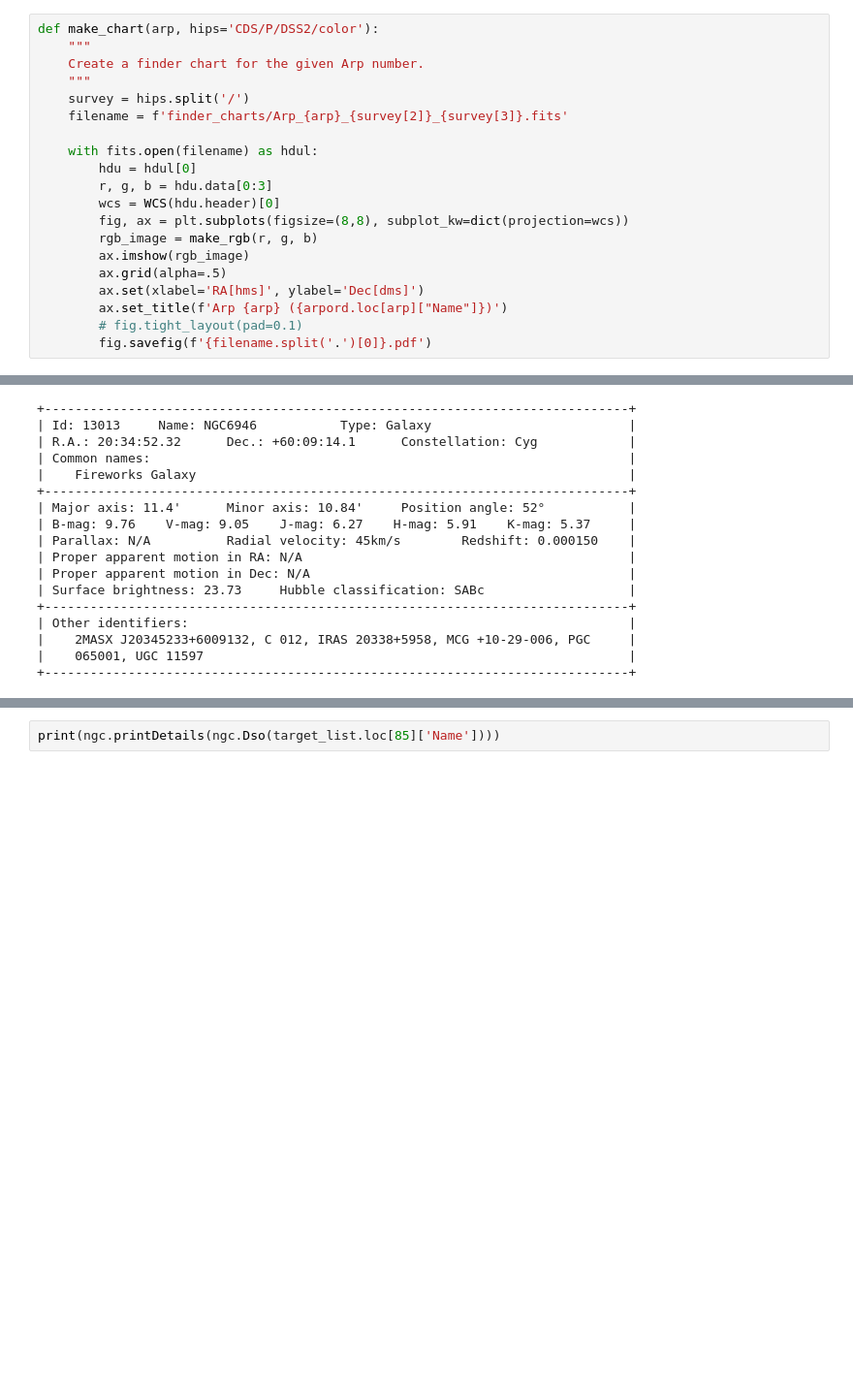
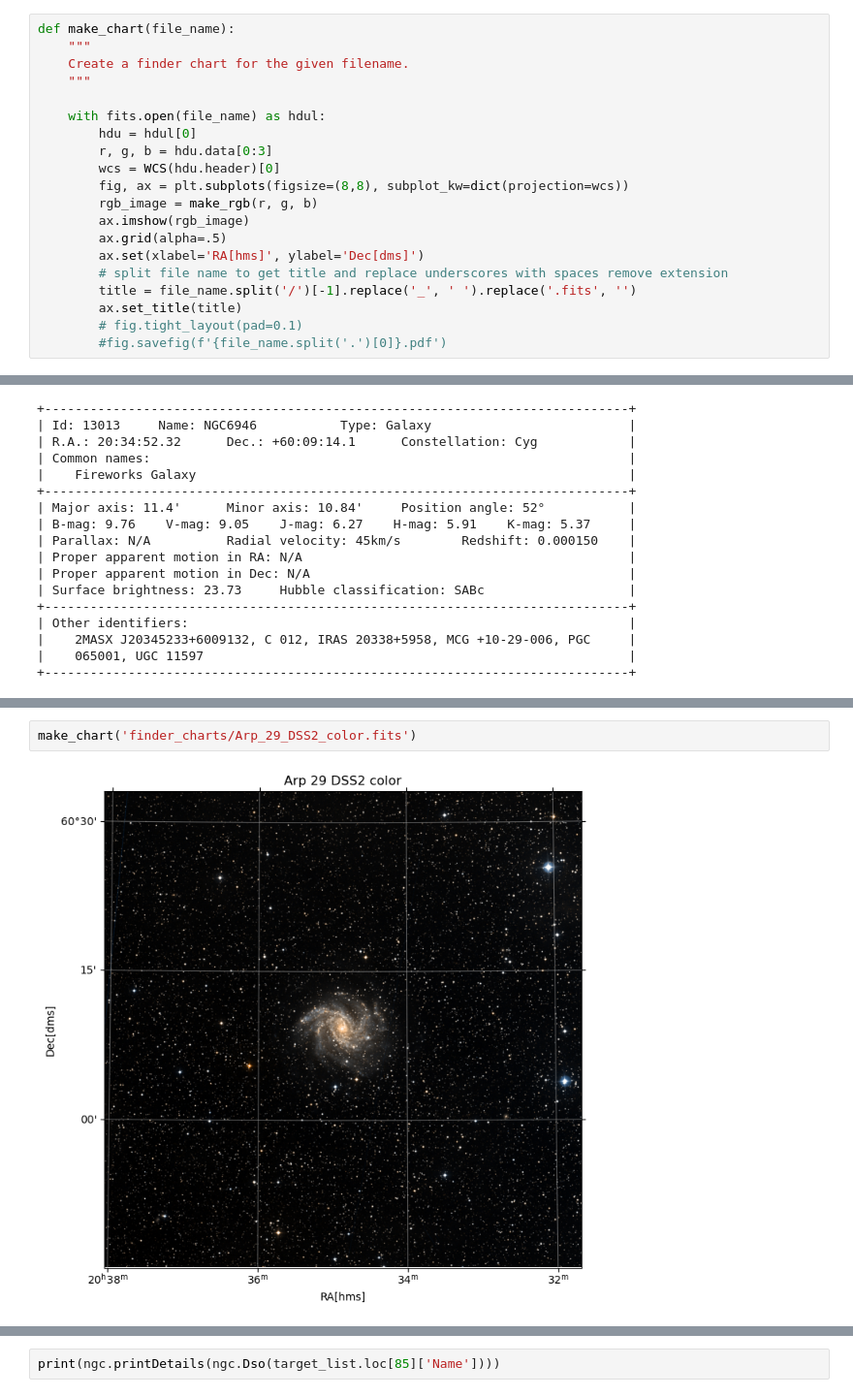
Before and after one commit to Westminster-Astronomical-Society/AL_Northern_Arp_Program, a Jupyter notebook: 20250709_observation_plan.ipynb, the cells around one changed output, grey strips where cells are left out. Shown at 97% size. Cells and saved outputs as stored; diff of their text form; blank space fills up the shorter version.

Commit message:
Fix moonset time and add finder charts to targets

```diff
--- a/20250709_observation_plan.ipynb
+++ b/20250709_observation_plan.ipynb
@@ -39,26 +42,26 @@ OpenNGC catalog
 import pyongc.ongc as ngc
 # %% [markdown]
 Some functions
-# %%
-def make_chart(arp, hips='CDS/P/DSS2/color'):
-    """
-    Create a finder chart for the given Arp number.
-    """
-    survey = hips.split('/')
-    filename = f'finder_charts/Arp_{arp}_{survey[2]}_{survey[3]}.fits'
-
-    with fits.open(filename) as hdul:
-        hdu = hdul[0]
-        r, g, b = hdu.data[0:3]
-        wcs = WCS(hdu.header)[0]
-        fig, ax = plt.subplots(figsize=(8,8), subplot_kw=dict(projection=wcs))
-        rgb_image = make_rgb(r, g, b)
-        ax.imshow(rgb_image)
-        ax.grid(alpha=.5)
-        ax.set(xlabel='RA[hms]', ylabel='Dec[dms]')
-        ax.set_title(f'Arp {arp} ({arpord.loc[arp]["Name"]})')
-        # fig.tight_layout(pad=0.1)
-        fig.savefig(f'{filename.split('.')[0]}.pdf')
+# %%
+def make_chart(file_name):
+    """
+    Create a finder chart for the given filename.
+    """
+
+    with fits.open(file_name) as hdul:
+        hdu = hdul[0]
+        r, g, b = hdu.data[0:3]
+        wcs = WCS(hdu.header)[0]
+        fig, ax = plt.subplots(figsize=(8,8), subplot_kw=dict(projection=wcs))
+        rgb_image = make_rgb(r, g, b)
+        ax.imshow(rgb_image)
+        ax.grid(alpha=.5)
+        ax.set(xlabel='RA[hms]', ylabel='Dec[dms]')
+        # split file name to get title and replace underscores with spaces remove extension
+        title = file_name.split('/')[-1].replace('_', ' ').replace('.fits', '')
+        ax.set_title(title)
+        # fig.tight_layout(pad=0.1)
+        #fig.savefig(f'{file_name.split('.')[0]}.pdf')
 # %% [markdown]
 ## Observer location and time
 # %% [markdown]
@@ -212 +215,5 @@ print(ngc.printDetails(ngc.Dso(target_list.loc[29]['Name'])))
+# %%
+make_chart('finder_charts/Arp_29_DSS2_color.fits')
+# %% [output]
+[figure, added]
 # %% [markdown]
```
Also changed, not shown: parts of 10 cells of this notebook.
